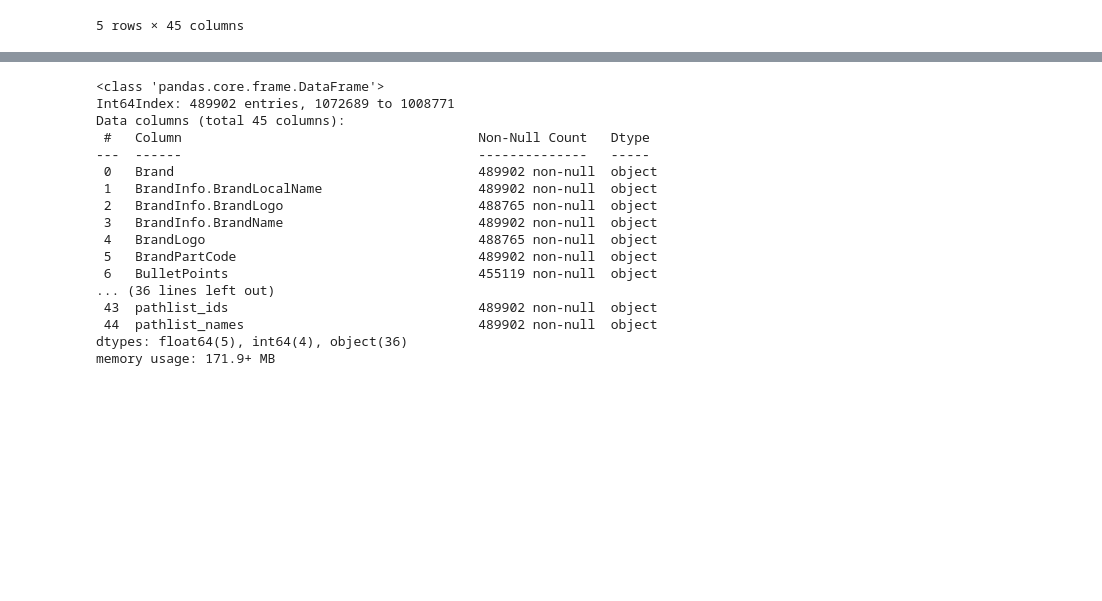
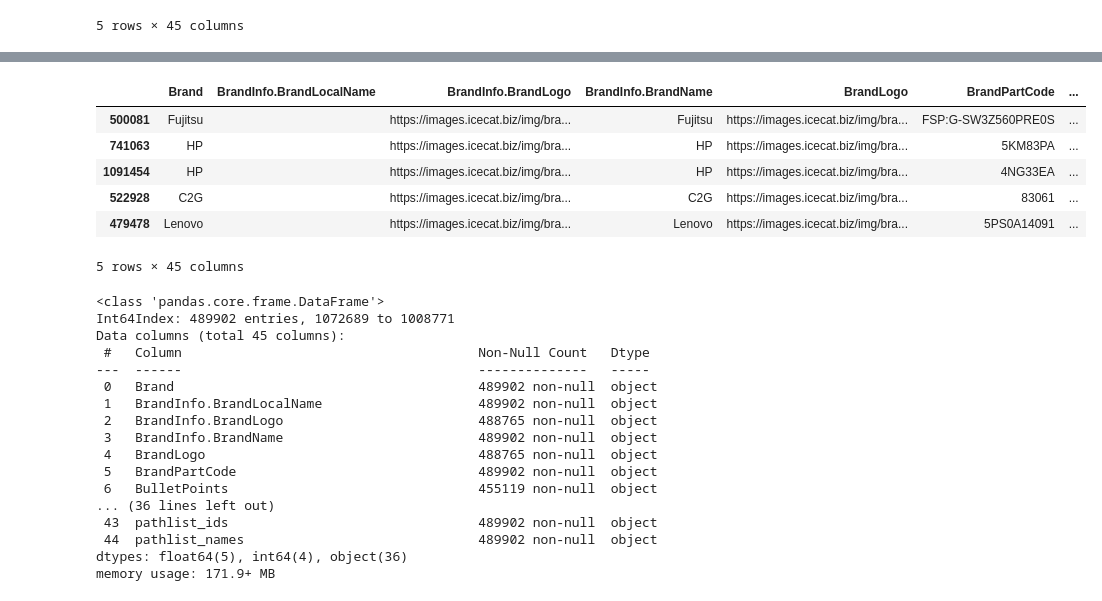
Before and after one commit to AlistairPereira/Taxonomy_LLM_models, a Jupyter notebook: main.ipynb, the cells around one changed output, grey strips where cells are left out. Drawn from its saved outputs; the diff is of its cells as text; code cells hidden in the pictures; blank space fills up the shorter version.

```diff
--- a/main.ipynb
+++ b/main.ipynb
@@ -14 +50,12 @@ df.head()
+# %%
+df_test = pd.read_json(r"D:\git\Taxonomy_LLM_models\icecat_data_test.json")
+df_test.head()
+# %% [output]
+|  | Brand | BrandInfo.BrandLocalName | BrandInfo.BrandLogo | BrandInfo.BrandName | BrandLogo | BrandPartCode | ... |
+| 500081 | Fujitsu |  | https://images.icecat.biz/img/bra... | Fujitsu | https://images.icecat.biz/img/bra... | FSP:G-SW3Z560PRE0S | ... |
+| 741063 | HP |  | https://images.icecat.biz/img/bra... | HP | https://images.icecat.biz/img/bra... | 5KM83PA | ... |
+| 1091454 | HP |  | https://images.icecat.biz/img/bra... | HP | https://images.icecat.biz/img/bra... | 4NG33EA | ... |
+| 522928 | C2G |  | https://images.icecat.biz/img/bra... | C2G | https://images.icecat.biz/img/bra... | 83061 | ... |
+| 479478 | Lenovo |  | https://images.icecat.biz/img/bra... | Lenovo | https://images.icecat.biz/img/bra... | 5PS0A14091 | ... |
+5 rows × 45 columns
 # %%
```
Also changed, not shown: parts of 21 cells of this notebook.
